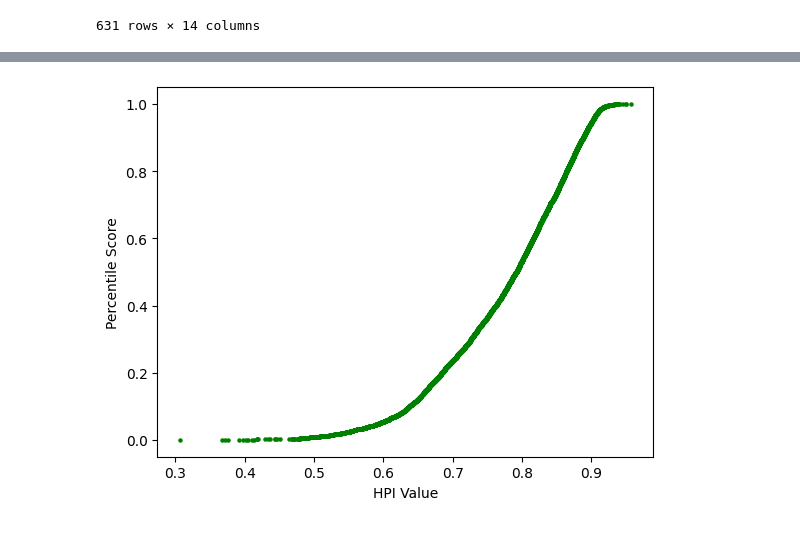
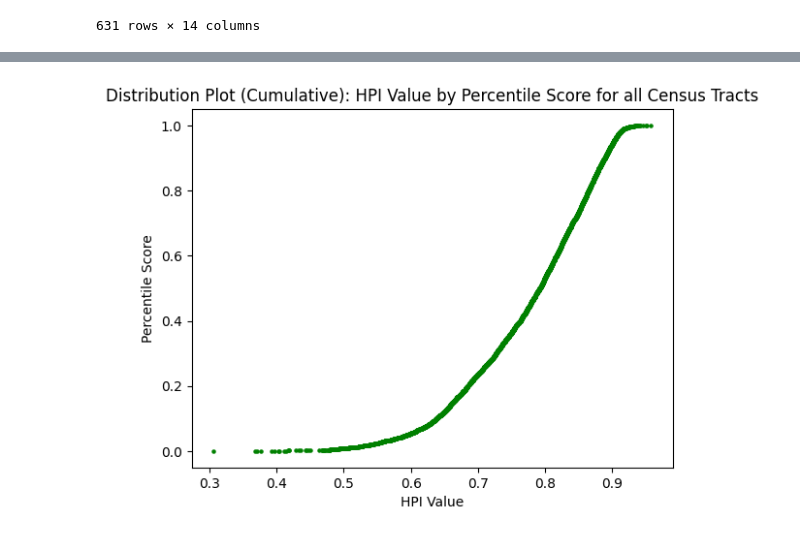
Before and after one commit to kacastel/DSCI-510-Final-Project, a Jupyter notebook: 510fpplay.ipynb, the cells around one changed output, grey strips where cells are left out. Cells and saved outputs as stored; diff of their text form; code cells hidden in the pictures.

```diff
--- a/510fpplay.ipynb
+++ b/510fpplay.ipynb
@@ -153,10 +201,12 @@ fig.show()
 # %%
 # Visual
 
 val_by_percentile = plt.scatter(hpi_data['value'],hpi_data['percentile'], c='green', s=5)
 val_by_percentile = plt.xlabel('HPI Value')
 val_by_percentile = plt.ylabel('Percentile Score')
+val_by_percentile = plt.title('Distribution Plot (Cumulative): HPI Value by Percentile Score for all Census Tracts')
 
-plt.show(val_by_percentile)
+# plt.show(val_by_percentile)
+plt.savefig('Distribution Plot (Cumulative)- HPI Value by Percentile Score for all Census Tracts.pdf')
 # %% [output]
-[figure, old version]
+[figure, new version]
```
Also changed, not shown: parts of 7 cells of this notebook.
